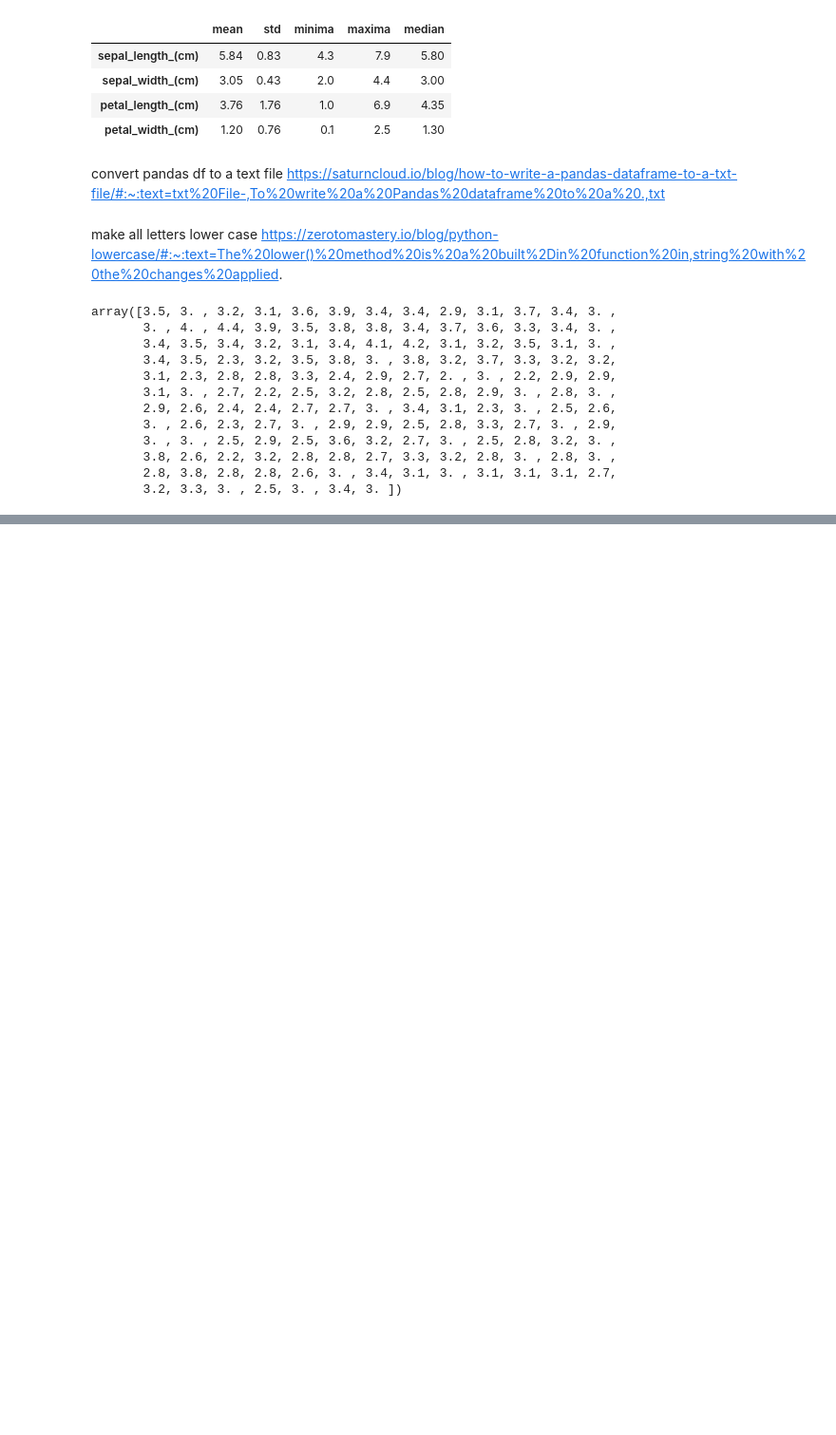
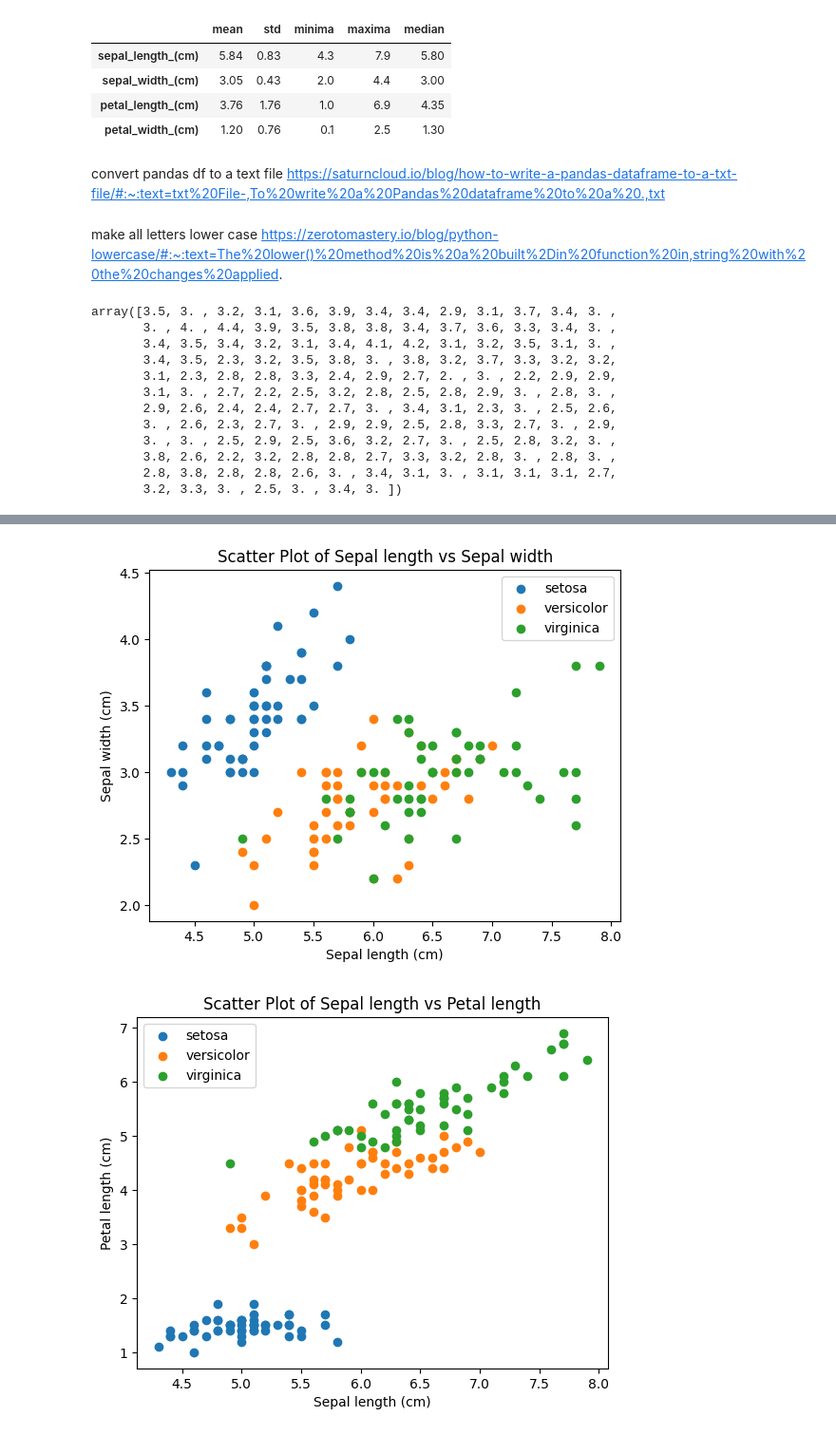
Before and after one commit to aldaszarnauskas/exploratory_analysis_iris_dataset, a Jupyter notebook: pands-project.ipynb, the cells around one changed output, grey strips where cells are left out. Shown at 95% size. Cells and saved outputs as stored; diff of their text form; code cells hidden in the pictures; blank space fills up the shorter version.

```diff
--- a/pands-project.ipynb
+++ b/pands-project.ipynb
@@ -205,0 +199,46 @@ for i in range(4):
+# %%
+def plot_scatter(df, feature1, feature2):
+
+    # Plot three scatter plots for each type
+    for name in df["class"].unique():
+
+        # Create a temporary df with details for a single type
+        temp_df = df[df["class"] == name]
+
+        # Select x and y cordinates as petal length and width, resptectively
+        x = temp_df[feature1]
+        y = temp_df[feature2]
+
+        # Plot a scatter plot with previously defined cordinates and
+        # use type name as the label of the legend
+        plt.scatter(x, y, label=name)
+
+    # Set a legend
+    plt.legend(df["class"].unique())
+
+    feature1_name = feature1.replace("_", " ").capitalize()
+    feature2_name = feature2.replace("_", " ").capitalize()
+    title = f"Scatter Plot of {feature1_name.replace(" (cm)", "")} vs {feature2_name.replace(" (cm)", "")}"
+
+    # Name x and y axes and set the title of the plot
+    plt.xlabel(feature1_name)
+    plt.ylabel(feature2_name)
+    plt.title(title)
+    savefig_name = title.replace(" ", "_").lower()
+    plt.savefig(f"{savefig_name}.png", dpi=300, bbox_inches = 'tight')
+    plt.show()
+# %%
+features = df.iloc[:,:4].columns
+
+for i in range(len(features) - 1):
+    plot_scatter(df, features[i], features[i+1])
+    if i+2 < 4:
+        plot_scatter(df, features[i], features[i+2])
+    if i+3 < 4:
+        plot_scatter(df, features[i], features[i+3])
+
+
+plot_scatter(df, "petal_length_(cm)", "petal_width_(cm)")
+# %% [output]
+[figure, added]
+[figure, added]
```
Also changed, not shown: parts of 9 cells of this notebook, 12 other files.
